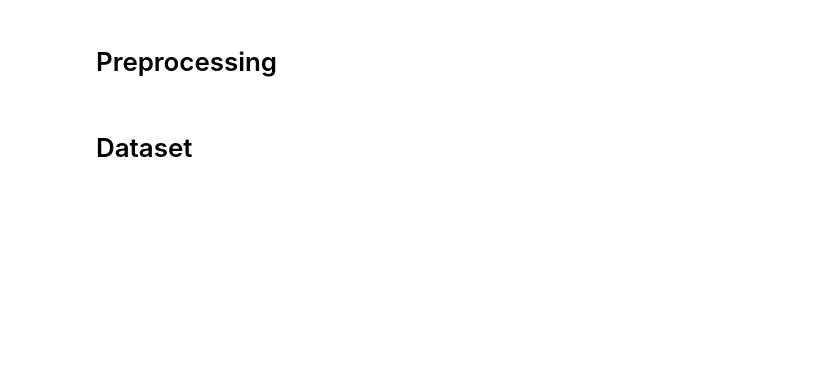
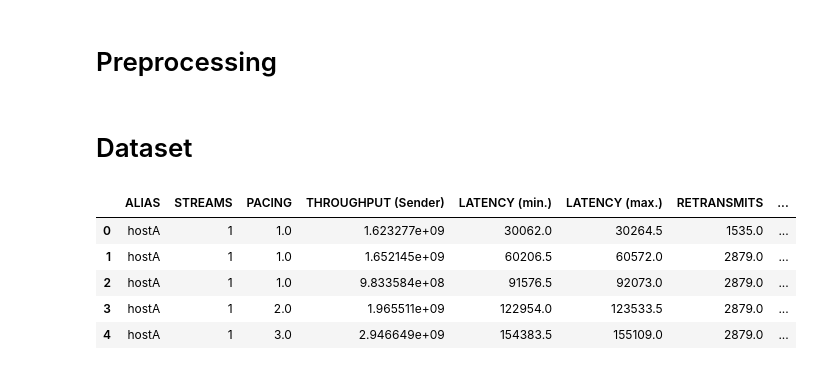
Before and after one commit to eashanadhikarla/kibana-data-retrieval, a Jupyter notebook: pacing/model.ipynb, the cells around one changed output. Cells and saved outputs as stored; diff of their text form; code cells hidden in the pictures; blank space fills up the shorter version.

Commit message:
Model updated and folder re-structure

```diff
--- a/pacing/model.ipynb
+++ b/pacing/model.ipynb
@@ -480,0 +744,82 @@ print('Test Accuracy: %.3f' % model.score(X_test, y_test))
+# %%
+from __future__ import absolute_import, print_function
+
+# --- System ---
+import os
+import sys
+import time
+import warnings
+
+# --- Utility ---
+import pandas as pd
+import numpy as np
+import math
+import random
+import logging
+import pickle
+import warnings
+warnings.filterwarnings('ignore')
+from sklearn.model_selection import train_test_split
+from sklearn import preprocessing
+
+# --- Plot ---
+import matplotlib.pyplot as plt
+# %matplotlib inline
+import seaborn as sns
+
+# --- Pytorch ---
+import torch
+import torch.nn as nn
+import torch.nn.functional as F
+import torch.optim as optim
+import torchvision
+import torchvision.transforms as transforms
+import torch.backends.cudnn as cudnn
+
+from torch.utils.data import Dataset, DataLoader, TensorDataset
+from tqdm import tqdm
+from datetime import datetime
+from torch.utils.data import random_split
+
+
+# random weight initialization
+def seed_everything(seed=42):
+    random.seed(seed)
+    os.environ['PYTHONHASHSEED'] = str(seed)
+    np.random.seed(seed)
+    torch.manual_seed(seed)
+    torch.backends.cudnn.deterministic = True
+    torch.backends.cudnn.benchmark = False
+
+seed_everything()
+# ----------------------------------
+device = torch.device("cuda" if torch.cuda.is_available() else "cpu")
+root_dir = os.getcwd()
+
+# data loading and preprocessing
+dataPath = "data/statistics-5.csv"
+df = pd.read_csv(dataPath)
+# ----------------------------------
+# Dropping columns that are not required at the moment
+df = df.drop(columns=['Unnamed: 0', 'UUID', 'HOSTNAME', 'TIMESTAMP', 'THROUGHPUT (Receiver)', 'LATENCY (mean)', 'CONGESTION (Receiver)', 'BYTES (Receiver)'])
+original_df = df
+
+# Pre-processing
+pacing = original_df['PACING'].values
+for i, p in enumerate(pacing):
+    v, _ = p.split("gbit")
+    pacing[i] = float(v) # int(v)
+
+original_df['PACING'] = pacing
+original_df.drop( original_df[ original_df['PACING'] == 10.5 ].index, inplace=True)
+num_of_classes = len(original_df['PACING'].unique())
+
+# w/o preprocessing
+original_df.head(5)
+# %% [output]
+|  | ALIAS | STREAMS | PACING | THROUGHPUT (Sender) | LATENCY (min.) | LATENCY (max.) | RETRANSMITS | ... |
+| 0 | hostA | 1 | 1.0 | 1.623277e+09 | 30062.0 | 30264.5 | 1535.0 | ... |
+| 1 | hostA | 1 | 1.0 | 1.652145e+09 | 60206.5 | 60572.0 | 2879.0 | ... |
+| 2 | hostA | 1 | 1.0 | 9.833584e+08 | 91576.5 | 92073.0 | 2879.0 | ... |
+| 3 | hostA | 1 | 2.0 | 1.965511e+09 | 122954.0 | 123533.5 | 2879.0 | ... |
+| 4 | hostA | 1 | 3.0 | 2.946649e+09 | 154383.5 | 155109.0 | 2879.0 | ... |
```
Also changed, not shown: parts of 20 cells of this notebook, 17 other files.
